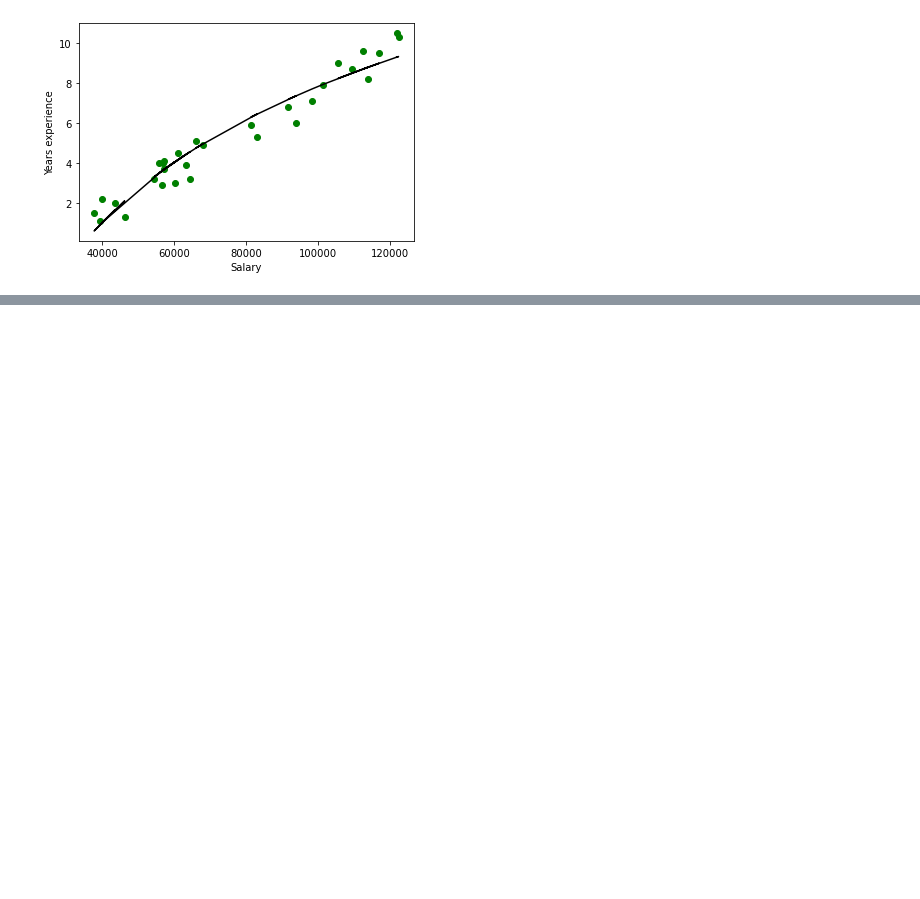
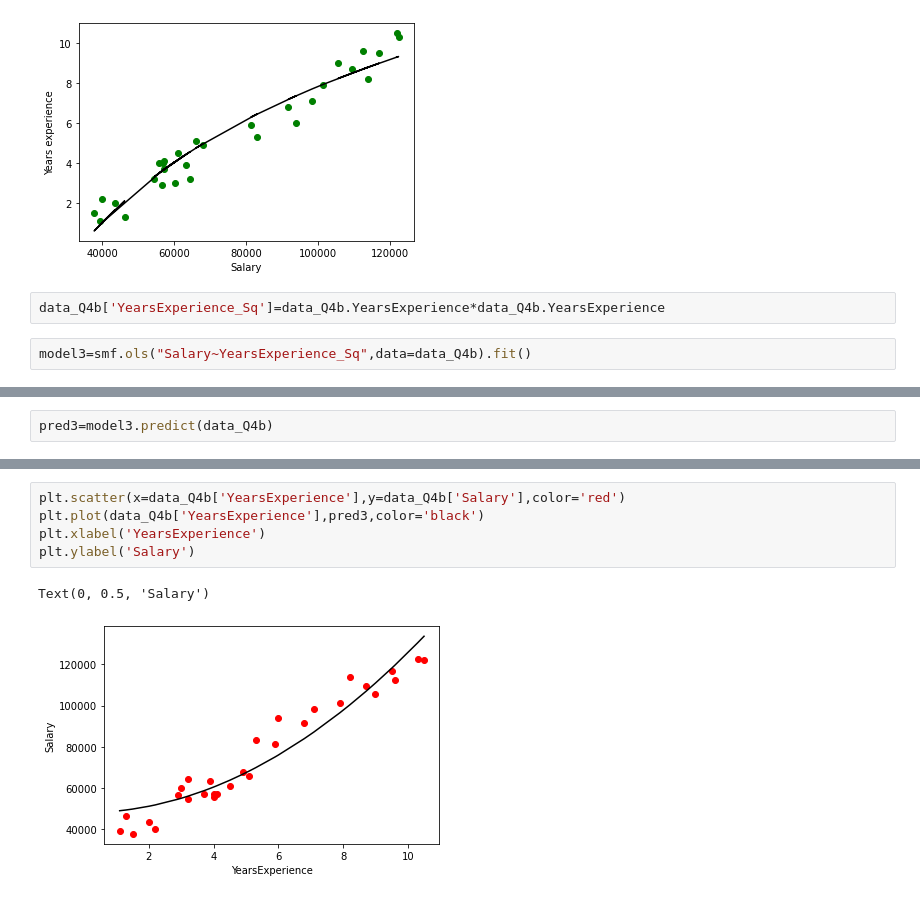
Before and after one commit to aparnavenugopal-97/Simple-Linear-Regression, a Jupyter notebook: salary.ipynb, the cells around one changed output, grey strips where cells are left out. Cells and saved outputs as stored; diff of their text form; blank space fills up the shorter version.

```diff
--- a/salary.ipynb
+++ b/salary.ipynb
@@ -154,3 +160,7 @@ plt.ylabel("Years experience")
 # %% [output]
 Text(0, 0.5, 'Years experience')
 [figure]
+# %%
+data_Q4b['YearsExperience_Sq']=data_Q4b.YearsExperience*data_Q4b.YearsExperience
+# %%
+model3=smf.ols("Salary~YearsExperience_Sq",data=data_Q4b).fit()
@@ -156,0 +193,2 @@ Text(0, 0.5, 'Years experience')
+# %%
+pred3=model3.predict(data_Q4b)
@@ -156,0 +215,8 @@ Text(0, 0.5, 'Years experience')
+# %%
+plt.scatter(x=data_Q4b['YearsExperience'],y=data_Q4b['Salary'],color='red')
+plt.plot(data_Q4b['YearsExperience'],pred3,color='black')
+plt.xlabel('YearsExperience')
+plt.ylabel('Salary')
+# %% [output]
+Text(0, 0.5, 'Salary')
+[figure, added]
```
Also changed, not shown: parts of 7 cells of this notebook.
